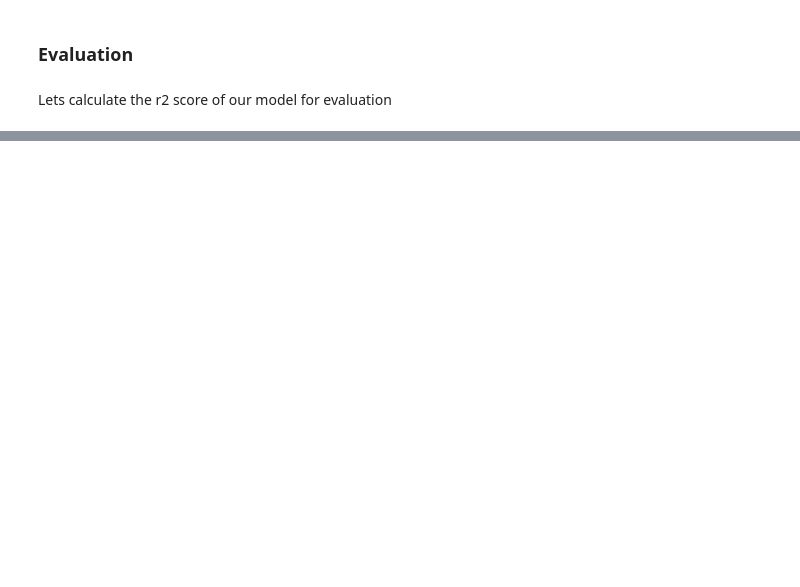
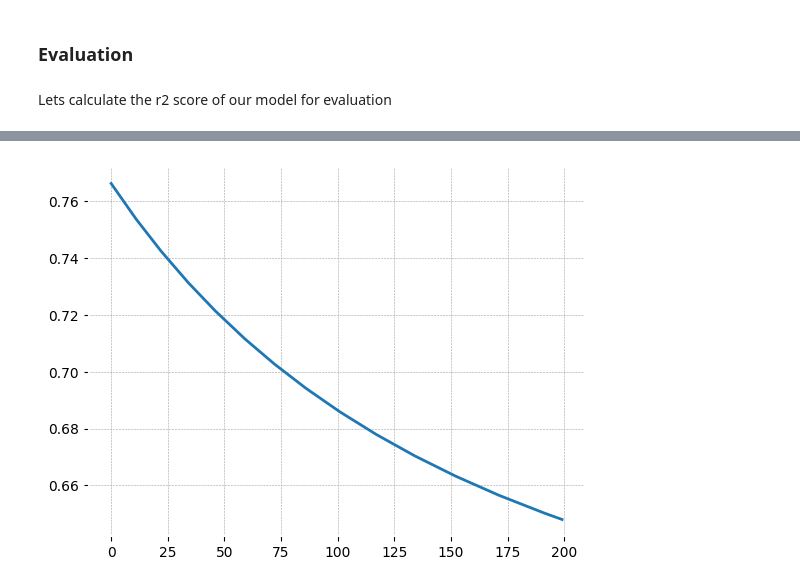
Before and after one commit to its-relative/Excelr, a Jupyter notebook: project/pro.ipynb, the cells around one changed output, grey strips where cells are left out. Cells and saved outputs as stored; diff of their text form; code cells hidden in the pictures; blank space fills up the shorter version.

```diff
--- a/project/pro.ipynb
+++ b/project/pro.ipynb
@@ -503,0 +698,8 @@ array([[[0.2439544 ],
+# %%
+scaled_data = np.concatenate((scaled_data_train, scaled_data_test),axis = 0)
+df3=scaled_data.tolist()
+df3.extend(lst_output)
+plt.plot(df3[-200:])
+plt.show()
+# %% [output]
+[figure, added]
```
Also changed, not shown: parts of 48 cells of this notebook, 6 other files.
